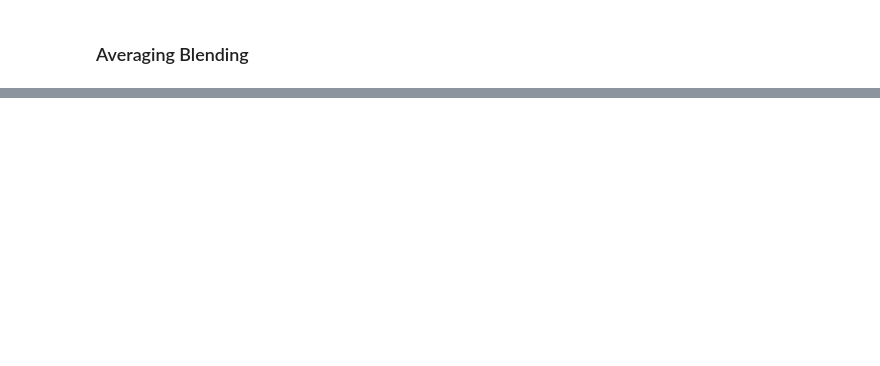
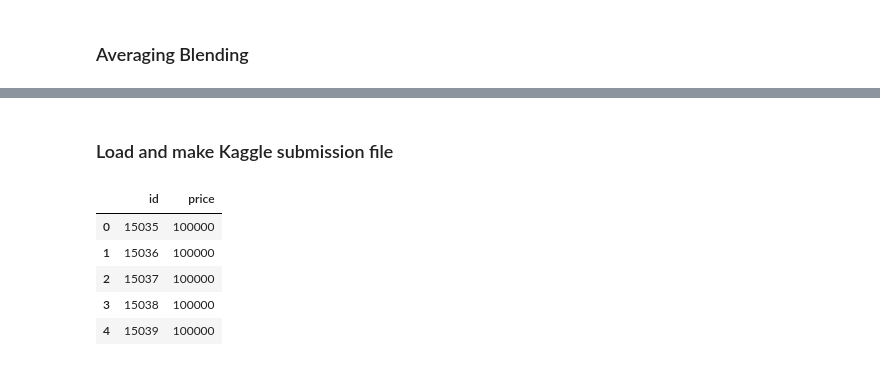
Before and after one commit to feelinppl/Aiffel_RS, a Jupyter notebook: 221213_AIFFEL_EXPL_Project3_Kaggle.ipynb, the cells around one changed output, grey strips where cells are left out. Saved outputs shown, nothing was run; the diff lists cells and outputs as text; code cells hidden in the pictures; blank space fills up the shorter version.

Commit message:
3rd project almost final

```diff
--- a/221213_AIFFEL_EXPL_Project3_Kaggle.ipynb
+++ b/221213_AIFFEL_EXPL_Project3_Kaggle.ipynb
@@ -439,0 +537,15 @@ array([ 505499.30170429,  428567.66191643, 1342045.28772221, ...,
+# %% [markdown]
+### Load and make Kaggle submission file
+# %%
+data_dir = os.getenv('HOME')+'/Documents/projects/Aiffel/lms/data/kaggle_data'
+
+submission_path = os.path.join(data_dir, 'kaggle_sample_submission.csv')
+submission = pd.read_csv(submission_path)
+submission.head()
+# %% [output]
+|  | id | price |
+| 0 | 15035 | 100000 |
+| 1 | 15036 | 100000 |
+| 2 | 15037 | 100000 |
+| 3 | 15038 | 100000 |
+| 4 | 15039 | 100000 |
```
Also changed, not shown: parts of 31 cells of this notebook, 2 other files.
